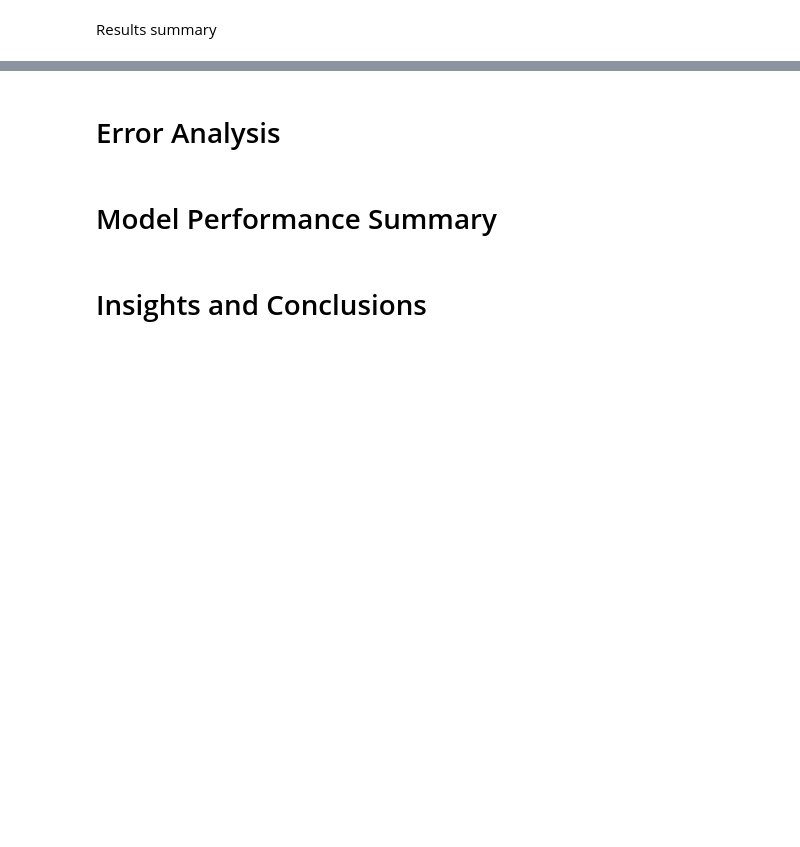
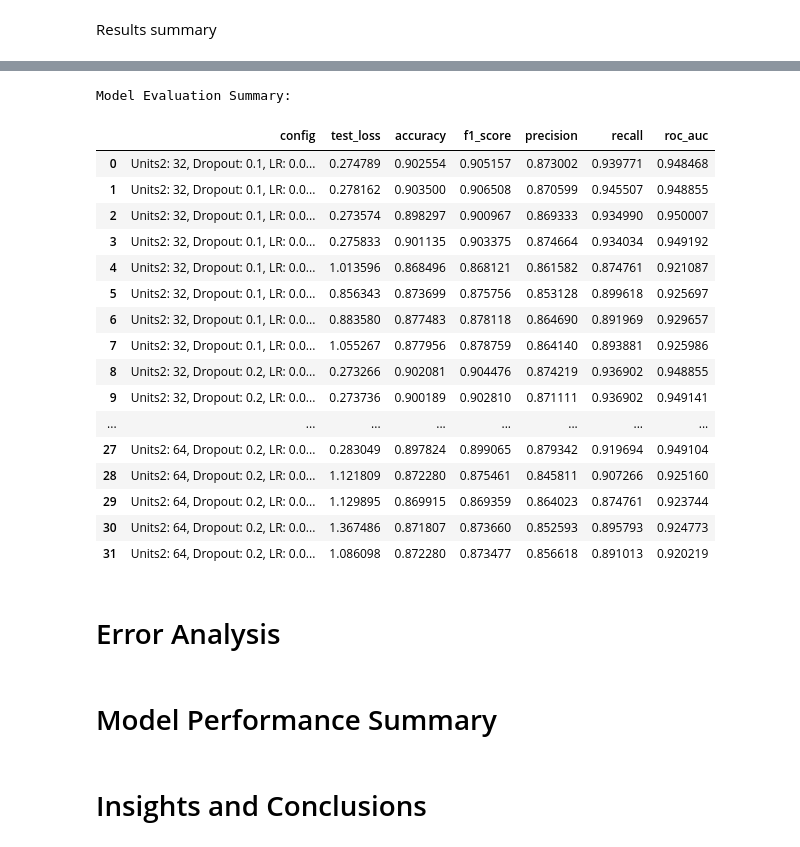
Before and after one commit to BeverlyKate/STINTSY-MP, a Jupyter notebook: STINTSYMP.ipynb, the cells around one changed output, grey strips where cells are left out. Saved outputs shown, nothing was run; the diff lists cells and outputs as text; code cells hidden in the pictures; blank space fills up the shorter version.

```diff
--- a/STINTSYMP.ipynb
+++ b/STINTSYMP.ipynb
@@ -790,3 +921,26 @@ Model Evaluation Summary:
+# %%
+df_results = pd.DataFrame(results_optimized)
+print("\nModel Evaluation Summary:")
+display(df_results[['config', 'test_loss', 'accuracy', 'f1_score', 'precision', 'recall', 'roc_auc']])
+# %% [output]
+Model Evaluation Summary:
+|  | config | test_loss | accuracy | f1_score | precision | recall | roc_auc |
+| 0 | Units2: 32, Dropout: 0.1, LR: 0.0... | 0.274789 | 0.902554 | 0.905157 | 0.873002 | 0.939771 | 0.948468 |
+| 1 | Units2: 32, Dropout: 0.1, LR: 0.0... | 0.278162 | 0.903500 | 0.906508 | 0.870599 | 0.945507 | 0.948855 |
+| 2 | Units2: 32, Dropout: 0.1, LR: 0.0... | 0.273574 | 0.898297 | 0.900967 | 0.869333 | 0.934990 | 0.950007 |
+| 3 | Units2: 32, Dropout: 0.1, LR: 0.0... | 0.275833 | 0.901135 | 0.903375 | 0.874664 | 0.934034 | 0.949192 |
+| 4 | Units2: 32, Dropout: 0.1, LR: 0.0... | 1.013596 | 0.868496 | 0.868121 | 0.861582 | 0.874761 | 0.921087 |
+| 5 | Units2: 32, Dropout: 0.1, LR: 0.0... | 0.856343 | 0.873699 | 0.875756 | 0.853128 | 0.899618 | 0.925697 |
+| 6 | Units2: 32, Dropout: 0.1, LR: 0.0... | 0.883580 | 0.877483 | 0.878118 | 0.864690 | 0.891969 | 0.929657 |
+| 7 | Units2: 32, Dropout: 0.1, LR: 0.0... | 1.055267 | 0.877956 | 0.878759 | 0.864140 | 0.893881 | 0.925986 |
+| 8 | Units2: 32, Dropout: 0.2, LR: 0.0... | 0.273266 | 0.902081 | 0.904476 | 0.874219 | 0.936902 | 0.948855 |
+| 9 | Units2: 32, Dropout: 0.2, LR: 0.0... | 0.273736 | 0.900189 | 0.902810 | 0.871111 | 0.936902 | 0.949141 |
+| ... | ... | ... | ... | ... | ... | ... | ... |
+| 27 | Units2: 64, Dropout: 0.2, LR: 0.0... | 0.283049 | 0.897824 | 0.899065 | 0.879342 | 0.919694 | 0.949104 |
+| 28 | Units2: 64, Dropout: 0.2, LR: 0.0... | 1.121809 | 0.872280 | 0.875461 | 0.845811 | 0.907266 | 0.925160 |
+| 29 | Units2: 64, Dropout: 0.2, LR: 0.0... | 1.129895 | 0.869915 | 0.869359 | 0.864023 | 0.874761 | 0.923744 |
+| 30 | Units2: 64, Dropout: 0.2, LR: 0.0... | 1.367486 | 0.871807 | 0.873660 | 0.852593 | 0.895793 | 0.924773 |
+| 31 | Units2: 64, Dropout: 0.2, LR: 0.0... | 1.086098 | 0.872280 | 0.873477 | 0.856618 | 0.891013 | 0.920219 |
 # %% [markdown]
 # Error Analysis
 # %% [markdown]
```
Also changed, not shown: parts of 16 cells of this notebook.
